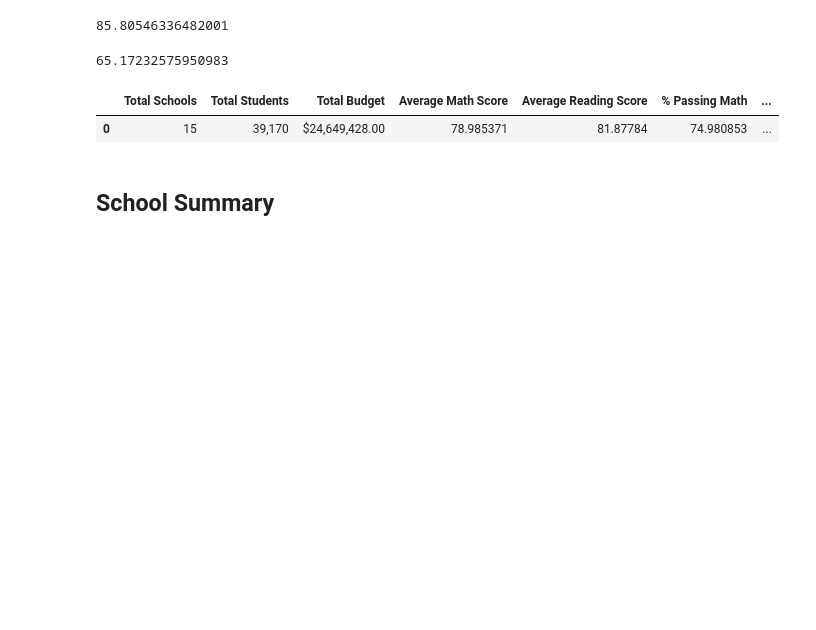
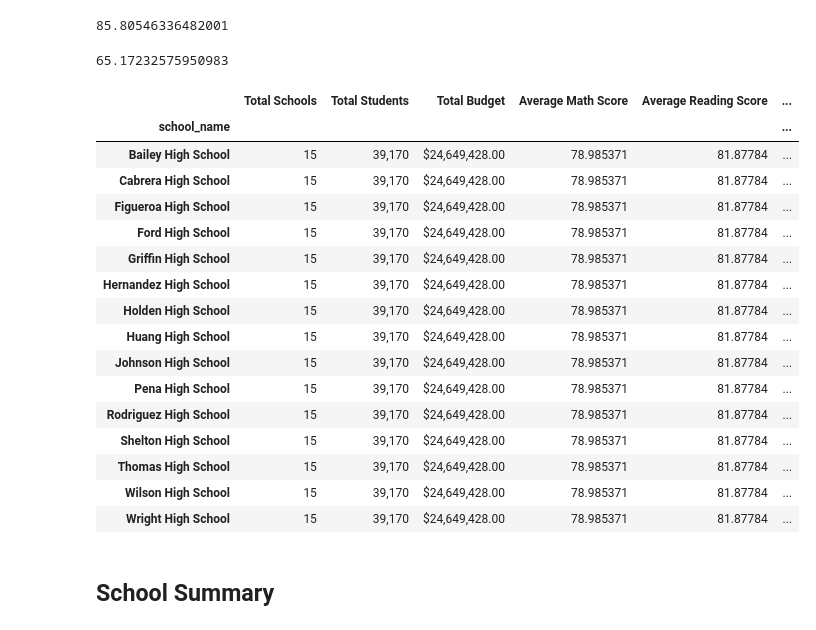
Before and after one commit to aliciahlavac/Pandas-Challenge, a Jupyter notebook: PyCitySchools.ipynb, the cells around one changed output. Saved outputs shown, nothing was run; the diff lists cells and outputs as text; code cells hidden in the pictures; blank space fills up the shorter version.

```diff
--- a/PyCitySchools.ipynb
+++ b/PyCitySchools.ipynb
@@ -83,19 +83,34 @@ overall_passing_rate
 65.17232575950983
 # %%
 # Create a high-level snapshot of the district's key metrics in a DataFrame
-district_summary = pd.DataFrame({"Total Schools": [school_count], "Total Students" : [student_count], "Total Budget" : [total_budget],
-                                 "Average Math Score" : [average_math_score], "Average Reading Score" : [average_reading_score], "% Passing Math" : [passing_math_percentage],
-                                 "% Passing Reading" : [passing_reading_percentage], "% Overall Passing" : [overall_passing_rate]})
+district_summary = pd.DataFrame({"Total Schools" : school_count, "Total Students" : student_count, "Total Budget" : total_budget,
+                                 "Average Math Score" : average_math_score, "Average Reading Score" : average_reading_score, "% Passing Math" : passing_math_percentage,
+                                 "% Passing Reading" : passing_reading_percentage, "% Overall Passing" : overall_passing_rate})
 
 # Formatting
 district_summary["Total Students"] = district_summary["Total Students"].map("{:,}".format)
 district_summary["Total Budget"] = district_summary["Total Budget"].map("${:,.2f}".format)
 
 # Display the DataFrame
 district_summary
 # %% [output]
-|  | Total Schools | Total Students | Total Budget | Average Math Score | Average Reading Score | % Passing Math | ... |
-| 0 | 15 | 39,170 | $24,649,428.00 | 78.985371 | 81.87784 | 74.980853 | ... |
+|  | Total Schools | Total Students | Total Budget | Average Math Score | Average Reading Score | ... |
+| school_name |  |  |  |  |  | ... |
+| Bailey High School | 15 | 39,170 | $24,649,428.00 | 78.985371 | 81.87784 | ... |
+| Cabrera High School | 15 | 39,170 | $24,649,428.00 | 78.985371 | 81.87784 | ... |
+| Figueroa High School | 15 | 39,170 | $24,649,428.00 | 78.985371 | 81.87784 | ... |
+| Ford High School | 15 | 39,170 | $24,649,428.00 | 78.985371 | 81.87784 | ... |
+| Griffin High School | 15 | 39,170 | $24,649,428.00 | 78.985371 | 81.87784 | ... |
+| Hernandez High School | 15 | 39,170 | $24,649,428.00 | 78.985371 | 81.87784 | ... |
+| Holden High School | 15 | 39,170 | $24,649,428.00 | 78.985371 | 81.87784 | ... |
+| Huang High School | 15 | 39,170 | $24,649,428.00 | 78.985371 | 81.87784 | ... |
+| Johnson High School | 15 | 39,170 | $24,649,428.00 | 78.985371 | 81.87784 | ... |
+| Pena High School | 15 | 39,170 | $24,649,428.00 | 78.985371 | 81.87784 | ... |
+| Rodriguez High School | 15 | 39,170 | $24,649,428.00 | 78.985371 | 81.87784 | ... |
+| Shelton High School | 15 | 39,170 | $24,649,428.00 | 78.985371 | 81.87784 | ... |
+| Thomas High School | 15 | 39,170 | $24,649,428.00 | 78.985371 | 81.87784 | ... |
+| Wilson High School | 15 | 39,170 | $24,649,428.00 | 78.985371 | 81.87784 | ... |
+| Wright High School | 15 | 39,170 | $24,649,428.00 | 78.985371 | 81.87784 | ... |
 # %% [markdown]
 ## School Summary
 # %%
```
Also changed, not shown: parts of 11 cells of this notebook.
